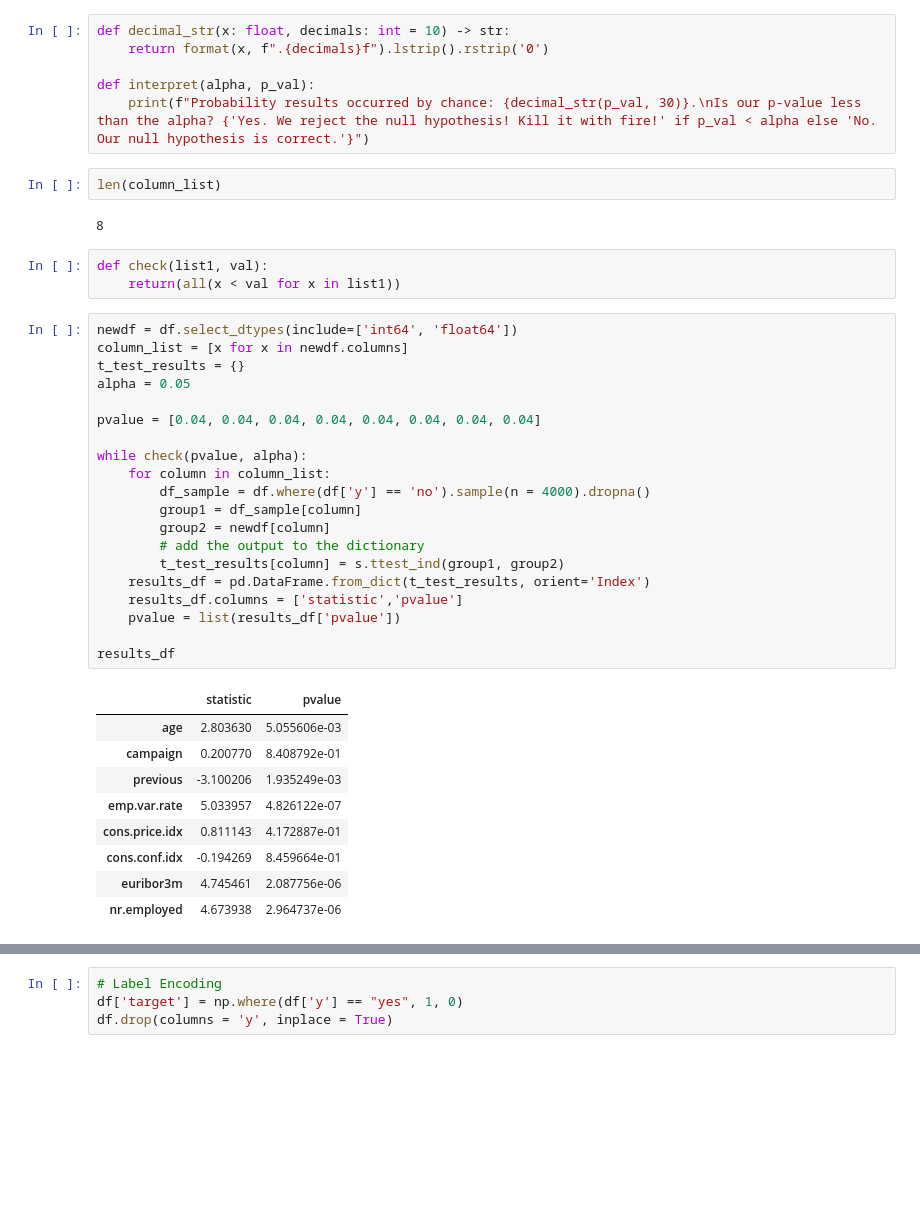
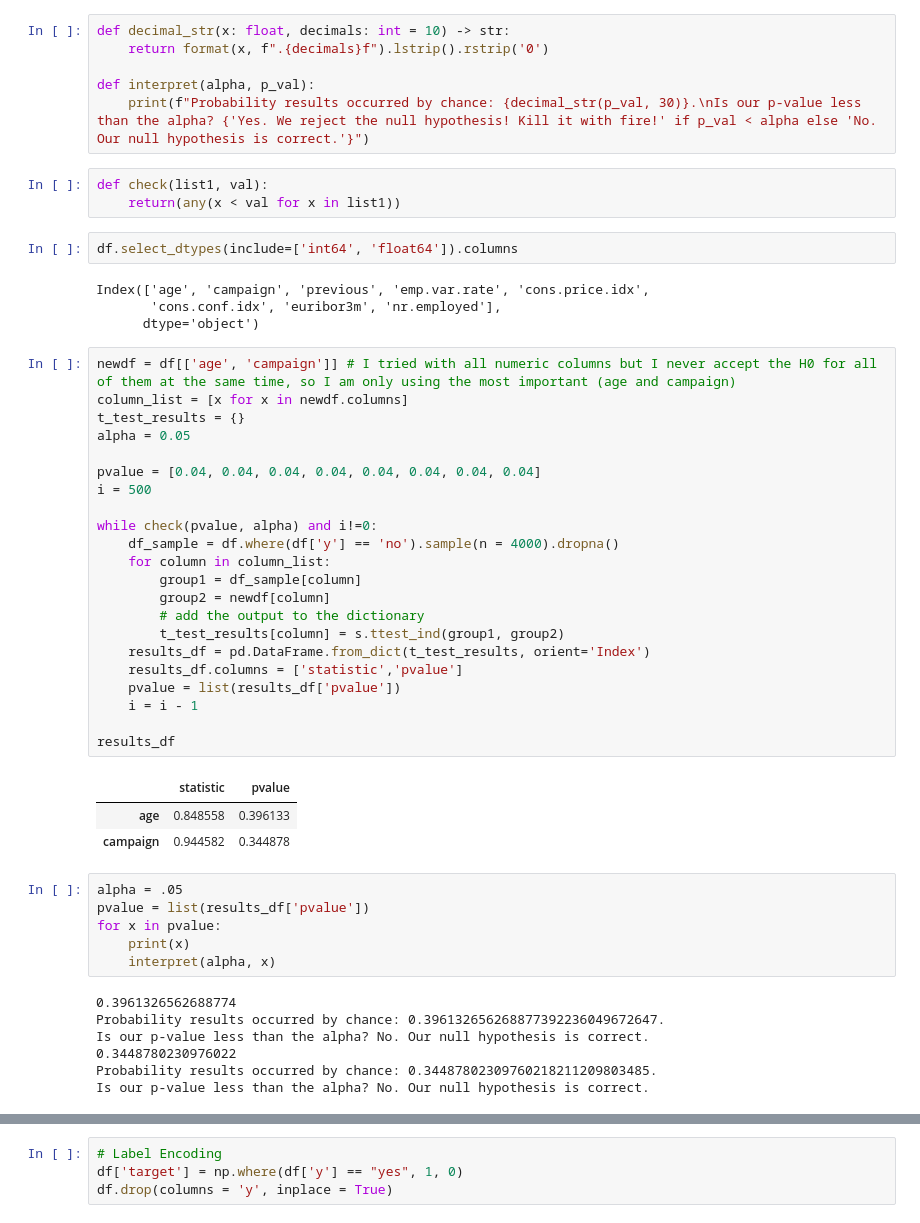
Before and after one commit to yfundorac/final-project, a Jupyter notebook: main.ipynb, the cells around one changed output, grey strips where cells are left out. Cells and saved outputs as stored; diff of their text form; blank space fills up the shorter version.

```diff
--- a/main.ipynb
+++ b/main.ipynb
@@ -189,43 +189,54 @@ def decimal_str(x: float, decimals: int = 10) -> str:
 
 def interpret(alpha, p_val):
     print(f"Probability results occurred by chance: {decimal_str(p_val, 30)}.\nIs our p-value less than the alpha? {'Yes. We reject the null hypothesis! Kill it with fire!' if p_val < alpha else 'No. Our null hypothesis is correct.'}")
-# %%
-len(column_list)
-# %% [output]
-8
 # %%
 def check(list1, val):
-    return(all(x < val for x in list1))
+    return(any(x < val for x in list1))
+# %%
+df.select_dtypes(include=['int64', 'float64']).columns
+# %% [output]
+Index(['age', 'campaign', 'previous', 'emp.var.rate', 'cons.price.idx',
+       'cons.conf.idx', 'euribor3m', 'nr.employed'],
+      dtype='object')
 # %%
-newdf = df.select_dtypes(include=['int64', 'float64'])
+newdf = df[['age', 'campaign']] # I tried with all numeric columns but I never accept the H0 for all of them at the same time, so I am only using the most important (age and campaign)
 column_list = [x for x in newdf.columns]
 t_test_results = {}
 alpha = 0.05
 
 pvalue = [0.04, 0.04, 0.04, 0.04, 0.04, 0.04, 0.04, 0.04]
+i = 500
 
-while check(pvalue, alpha):
+while check(pvalue, alpha) and i!=0:
+    df_sample = df.where(df['y'] == 'no').sample(n = 4000).dropna()
     for column in column_list:
-        df_sample = df.where(df['y'] == 'no').sample(n = 4000).dropna()
         group1 = df_sample[column]
         group2 = newdf[column]
         # add the output to the dictionary
         t_test_results[column] = s.ttest_ind(group1, group2)
     results_df = pd.DataFrame.from_dict(t_test_results, orient='Index')
     results_df.columns = ['statistic','pvalue']
     pvalue = list(results_df['pvalue'])
+    i = i - 1
 
 results_df
 # %% [output]
 |  | statistic | pvalue |
-| age | 2.803630 | 5.055606e-03 |
-| campaign | 0.200770 | 8.408792e-01 |
-| previous | -3.100206 | 1.935249e-03 |
-| emp.var.rate | 5.033957 | 4.826122e-07 |
-| cons.price.idx | 0.811143 | 4.172887e-01 |
-| cons.conf.idx | -0.194269 | 8.459664e-01 |
-| euribor3m | 4.745461 | 2.087756e-06 |
-| nr.employed | 4.673938 | 2.964737e-06 |
+| age | 0.848558 | 0.396133 |
+| campaign | 0.944582 | 0.344878 |
+# %%
+alpha = .05
+pvalue = list(results_df['pvalue'])
+for x in pvalue:
+    print(x)
+    interpret(alpha, x)
+# %% [output]
+0.3961326562688774
+Probability results occurred by chance: 0.396132656268877392236049672647.
+Is our p-value less than the alpha? No. Our null hypothesis is correct.
+0.3448780230976022
+Probability results occurred by chance: 0.34487802309760218211209803485.
+Is our p-value less than the alpha? No. Our null hypothesis is correct.
 # %%
 df_sample.head()
 # %% [output]
```
Also changed, not shown: parts of 26 cells of this notebook, 5 other files.
